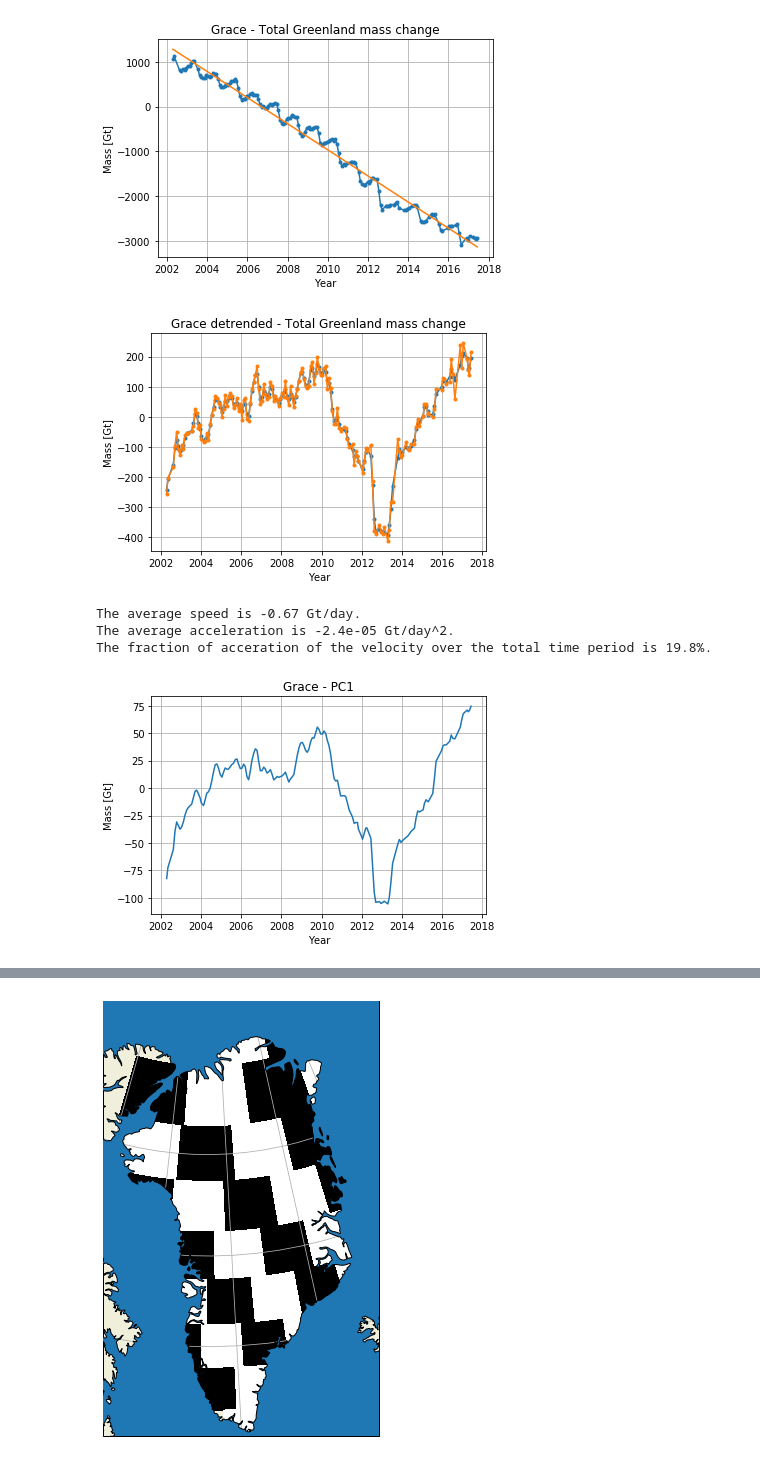
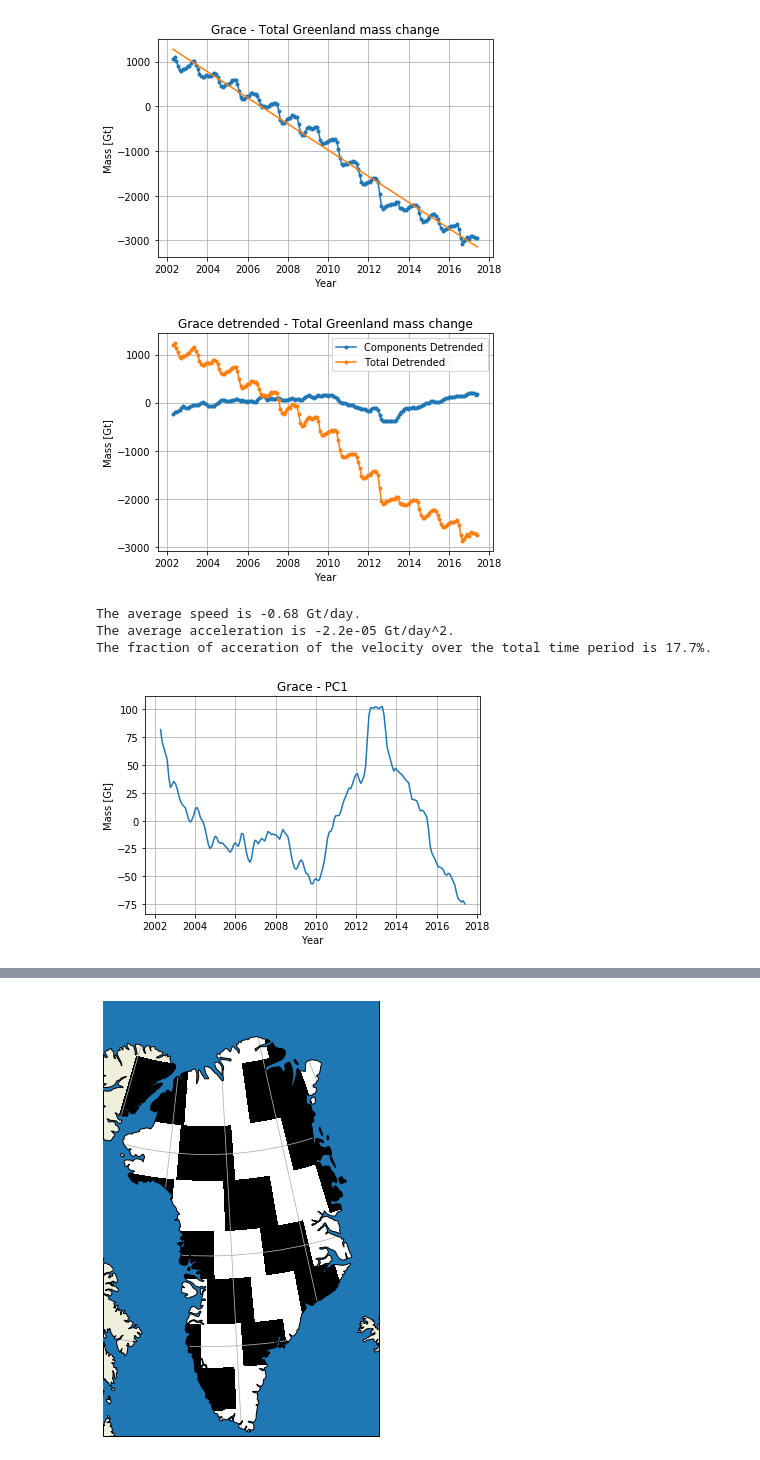
Before and after one commit to AdriaanGr/MAIO_project, a Jupyter notebook: MAIO_project2.ipynb, the cells around one changed output, grey strips where cells are left out. Saved outputs shown, nothing was run; the diff lists cells and outputs as text; code cells hidden in the pictures.

```diff
--- a/MAIO_project2.ipynb
+++ b/MAIO_project2.ipynb
@@ -14,3 +14,4 @@ from netCDF4 import Dataset
 # %%
 N = np.size(glob.glob("./dataGt/JPL_mscn*.csv", recursive=True))
 M = np.shape(np.genfromtxt('JPL_mscn017.csv', delimiter=',', skip_header=15))[0]
+t_30days = 30 * 24 * 3600.0
@@ -48,6 +53,31 @@ ddata = np.empty((N, M))
 for i in range(N):
     ddata[i] = detrend(data[i,:,1], data[i,:,0], trends[i])
 
+def resample_mascons(mascon_time, mascon_data, dt):
+    """Resample mascon data on a given time scale to a linear time scale.
 
+    Keyword arguments:
+    mascon_time -- the mascon time scale in seconds
+    mascon_data -- the mascon data associated with mascon_time
+    dt -- the fixed sampling between min(mascon_time) and max(mascon_time) to use
+    """
+
+    t_min = np.min(mascon_time)
+    t_max = np.max(mascon_time)
+    t_range = np.arange(t_min, t_max, dt)
+    ndata = np.empty((mascon_data.shape[0], t_range.size))
+    for mi in range(ndata.shape[0]):
+        ndata[mi,:] = np.interp(t_range, mascon_time, mascon_data[mi,:])
+    return t_range, ndata
+
+# Three point smoother with Weighted average
 ddata_n = 2.0 * ddata.T + np.vstack((ddata.T[0], ddata.T[:-1])) + np.vstack((ddata.T[1:], ddata.T[-1]))
 ddata = ddata_n.T / 4.0
+
+# Resample mascons with sample width
+# dt = 30 days
+# First convert time stamps to seconds
+grace_t = data[0,:,0] * 86400
+grace_t, ddata = resample_mascons(grace_t, ddata, t_30days)
+
+#tims = np.array([datetime(2002, 1, 1) + timedelta(days=int(t)) for t in data[data_num-1][:,0]])
@@ -97,43 +132,48 @@ plt.show()
 # %%
-xlist = 2002 + data[0][:,0]/365.25
-ylist = np.sum(data, axis = 0)[:,1]
+#xlist = 2002 + data[0][:,0]/365.25
+#ylist = np.sum(data, axis = 0)[:,1]
 
-total_trend = curve_fit(fit_f, data[0,:,0], ylist)[0]
-total_detrended = detrend(ylist, data[0][:,0], total_trend)
+xlist, ylist = resample_mascons(data[0,:,0] * 86400.0, data[:,:,1], t_30days)
+xlist = xlist / (86400.0 * 365.25) + 2002
+ylist = ylist.sum(axis=0)
+
+total_trend = curve_fit(fit_f, (xlist - 2002) * 365.25, ylist)[0]
+total_detrended = detrend(ylist, xlist, total_trend)
 trend = lin(xlist, ylist)
 
 plt.plot(xlist,ylist,'.-',label = 'Data')
 plt.plot(xlist,xlist * trend[0] + trend[1],label = 'Linear trend')
 plt.title('Grace - Total Greenland mass change')
 plt.xlabel('Year')
 plt.ylabel('Mass [Gt]')
 plt.grid()
 plt.savefig("./Pictures/timeseries_total", dpi=300)
 plt.show()
 
 plt.plot(xlist,ddata.sum(axis=0),'.-',label = 'Components Detrended')
 plt.plot(xlist, total_detrended,'.-',label = 'Total Detrended')
 
 plt.title('Grace detrended - Total Greenland mass change')
 plt.xlabel('Year')
 plt.ylabel('Mass [Gt]')
 plt.grid()
+plt.legend()
 plt.savefig("./Pictures/timeseries_detrended_total", dpi=300)
 plt.show()
 # %% [output]
-[figure, old version]
+[figure, new version]
-[figure, old version]
+[figure, new version]
 # %%
 vel_av = total_trend[1]
 acc_av = total_trend[2]
-total_time = data[0][-1,0] - data[0][0,0]
+total_time = (xlist[-1] - xlist[0]) * 365.25
 print('The average speed is ' + str(np.round(vel_av,decimals=2)) + ' Gt/day.')
 print('The average acceleration is ' + str(np.round(acc_av,decimals=6)) + ' Gt/day^2.')
 print('The fraction of acceration of the velocity over the total time period is ' + str(np.round(100*acc_av/vel_av*total_time, decimals = 1)) + '%.')
 # %% [output]
-The average speed is -0.67 Gt/day.
-The average acceleration is -2.4e-05 Gt/day^2.
-The fraction of acceration of the velocity over the total time period is 19.8%.
+The average speed is -0.68 Gt/day.
+The average acceleration is -2.2e-05 Gt/day^2.
+The fraction of acceration of the velocity over the total time period is 17.7%.
 # %%
 #F = data[:,:,1].T
 F = ddata.T
@@ -155,7 +195,7 @@ plt.grid()
 plt.savefig("./Pictures/PC%i_total" %PCA_num, dpi=300)
 plt.show()
 # %% [output]
-[figure, old version]
+[figure, new version]
 # %%
 pca_max = 10
 bars = evals / evals.sum()*100
```
Also changed, not shown: parts of 45 cells of this notebook, 8 other files.
